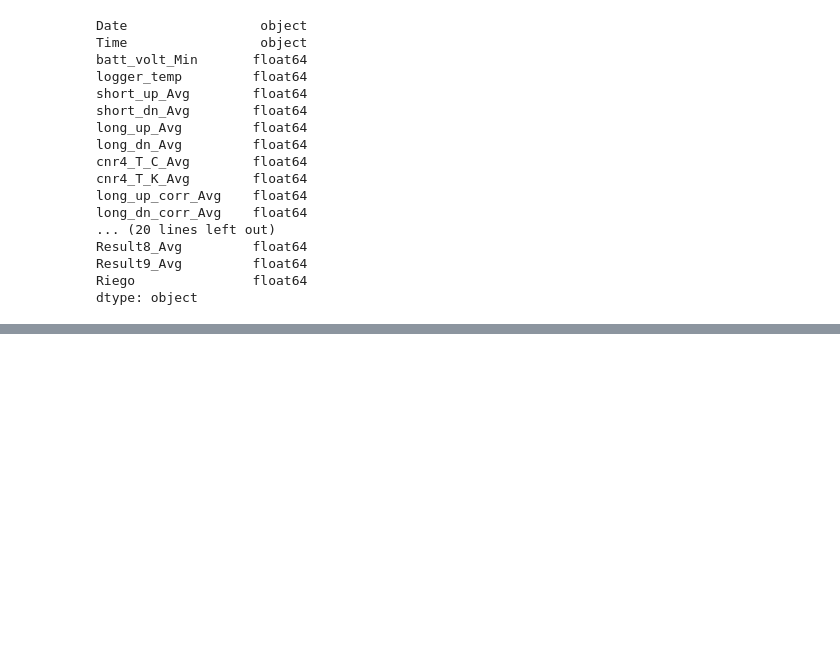
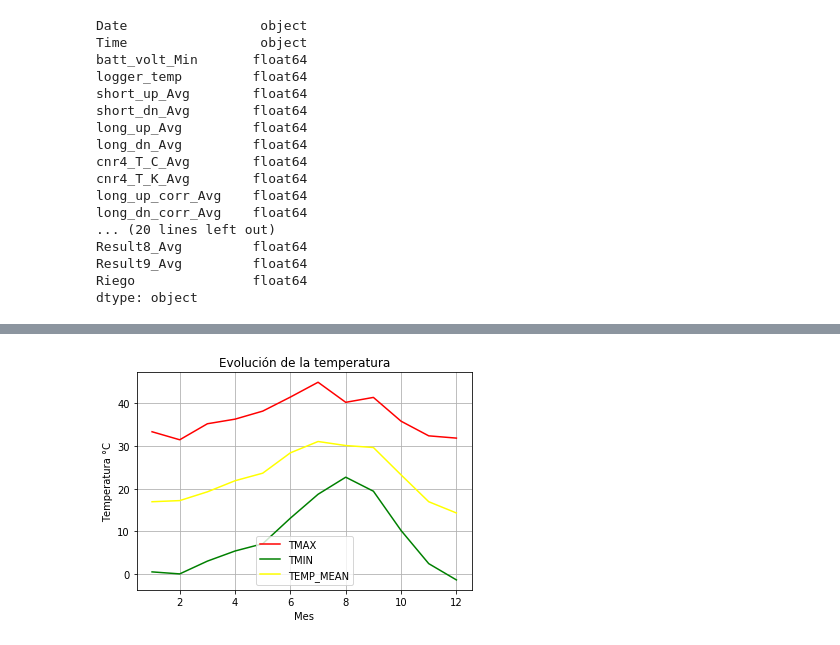
Before and after one commit to AdrianEVC/F-sica-computacional, a Jupyter notebook: Evaluacion2/Untitled.ipynb, the cells around one changed output, grey strips where cells are left out. Drawn from its saved outputs; the diff is of its cells as text; code cells hidden in the pictures; blank space fills up the shorter version.

```diff
--- a/Evaluacion2/Untitled.ipynb
+++ b/Evaluacion2/Untitled.ipynb
@@ -40,0 +114,13 @@ dtype: object
+# %%
+#Filtramos los datos que necesitamos para crear la tabla de promedios mensuales
+df2 = pd.DataFrame([])
+df2["MES"] = df1["MES"]
+df2["TMAX"] = df1["TMAX"]
+df2["TMIN"] = df1["TMIN"]
+df2["TEMP_MEAN"] = df1["TEMP_MEAN"]
+df2["RH_MAX"] = df1["RH_MAX"]
+df2["RH_MIN"] = df1["RH_MIN"]
+df2["RH_MEAN"] = df1["RH_MEAN"]
+df2["VEL_MEAN"] = df1["VEL_MEAN"]
+df2["RAD_SOL"] = df1["RAD_SOL"]
+df2["ALBEDO_MEAN"]=df1["ALBEDO_MEAN"]
@@ -40,0 +136,18 @@ dtype: object
+# %%
+#Dropeamos los datos repetidos y creamos las columnas de Latitud (º N), Longitud (º O) y Elevación (m)  28º 55.117' N, Longitud 111º 18.638' W, altitud 101m
+#Conto finalmente obtendramos nuestra tabla de promedio mensuales
+df2 = df2.drop_duplicates()
+df2.index = np.arange(0,len(df2))
+Latitud=[]
+Longitud=[]
+Elevacion=[]
+for i in range (0,len(df2)):
+    a = 28.918611
+    b = -111.310639
+    c = 101
+    Latitud.append(a)
+    Longitud.append(b)
+    Elevacion.append(c)
+df2["LATITUD"] = Latitud
+df2["LONGITUD"] = Longitud
+df2["ELEVACIÓN"] = Elevacion
@@ -40,0 +189,14 @@ dtype: object
+# %%
+#Creamos la gráfica de la evolucion de la temperatura
+
+plt.plot(df2.MES, df2.TMAX,color = 'RED')
+plt.plot(df2.MES, df2.TMIN,color = "GREEN")
+plt.plot(df2.MES, df2.TEMP_MEAN, color="YELLOW")
+plt.title("Evolución de la temperatura")
+plt.ylabel("Temperatura °C")
+plt.xlabel("Mes")
+plt.legend(('TMAX','TMIN','TEMP_MEAN'))
+plt.grid(True)
+plt.show()
+# %% [output]
+[figure, added]
```
Also changed, not shown: parts of 35 cells of this notebook, 1 other file.
